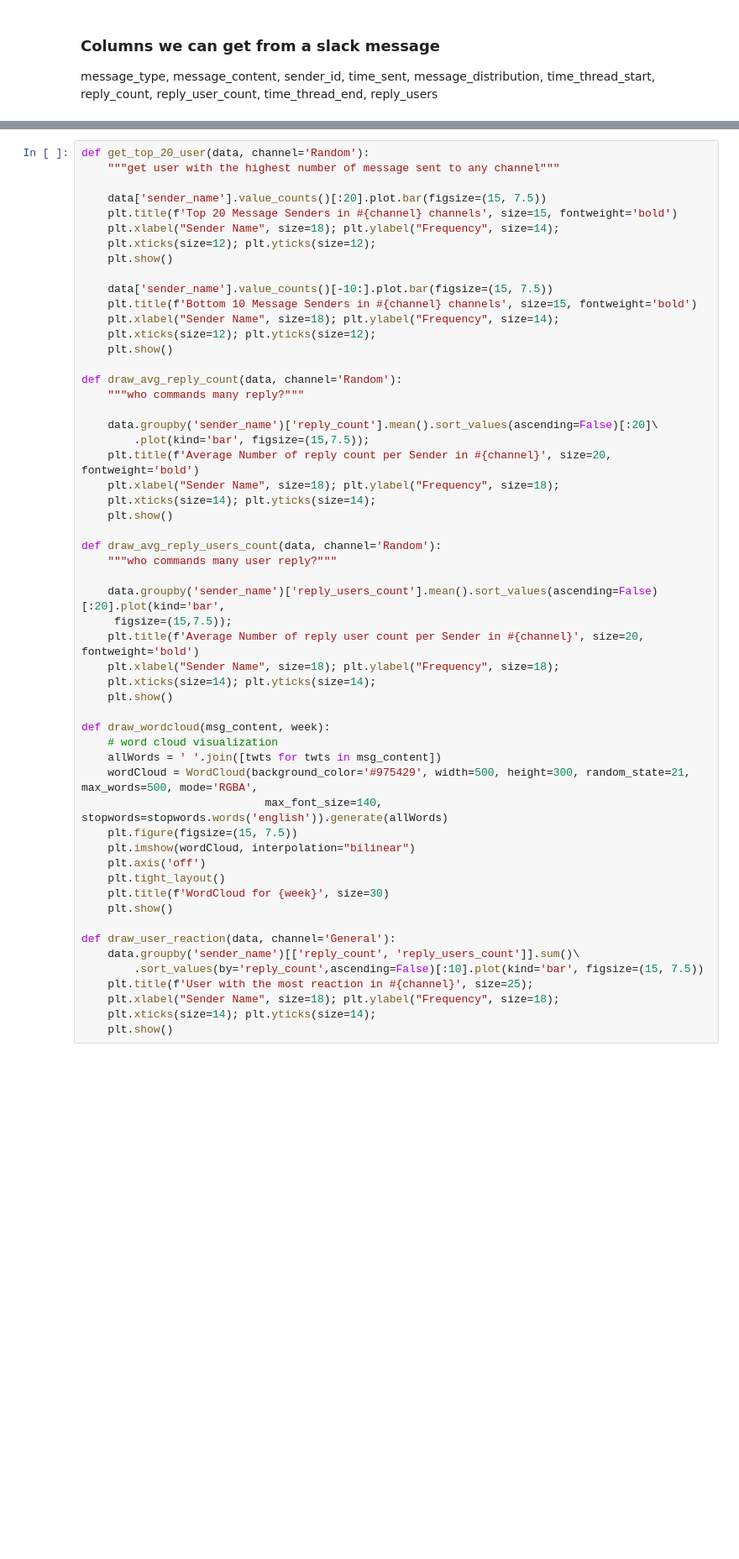
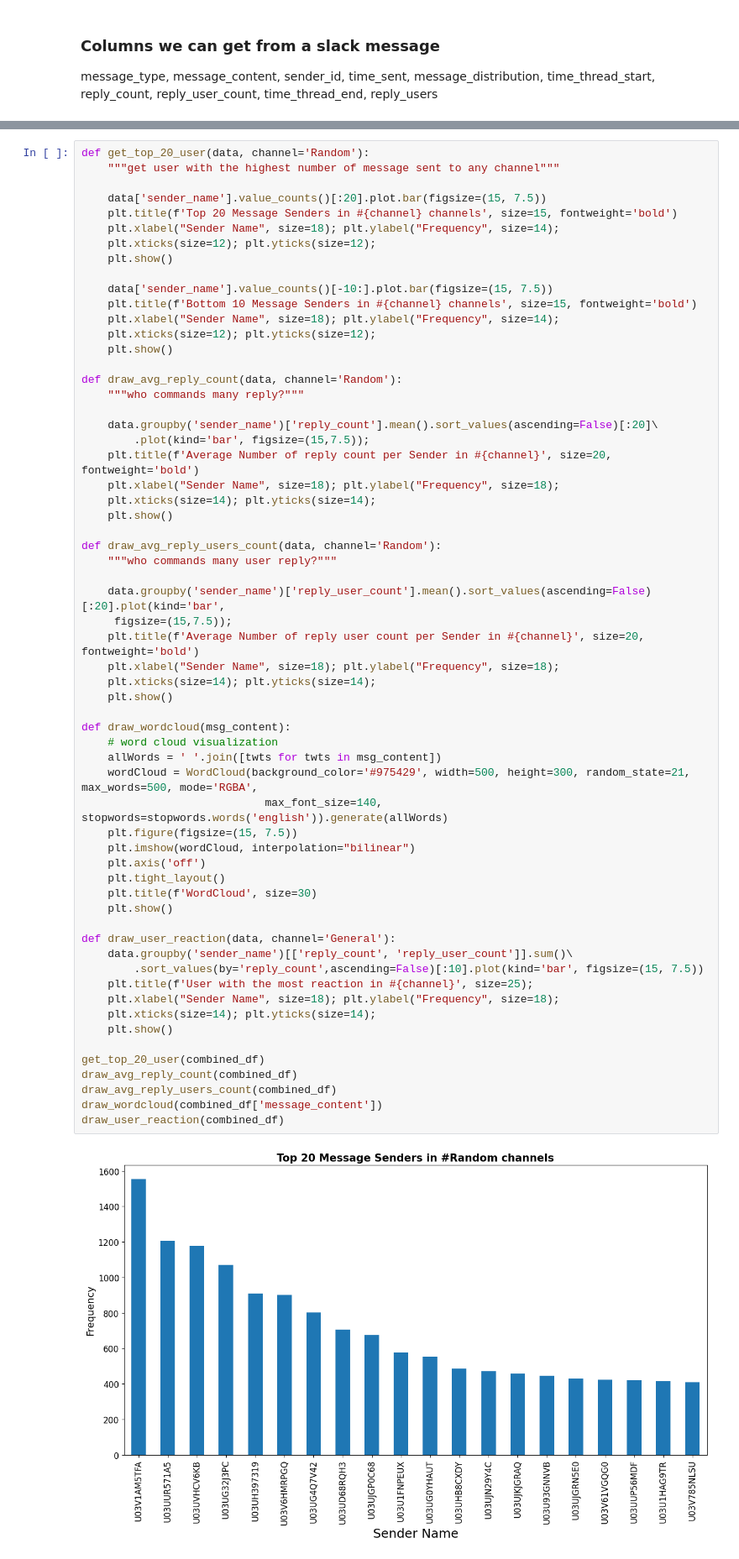
Before and after one commit to abiywondimu5758/10academy_week_0_, a Jupyter notebook: notebooks/parse_slack_data.ipynb, the cells around one changed output, grey strips where cells are left out. Shown at 84% size. Drawn from its saved outputs; the diff is of its cells as text; blank space fills up the shorter version.

```diff
--- a/notebooks/parse_slack_data.ipynb
+++ b/notebooks/parse_slack_data.ipynb
@@ -154,34 +155,42 @@ def draw_avg_reply_count(data, channel='Random'):
     plt.title(f'Average Number of reply count per Sender in #{channel}', size=20, fontweight='bold')
     plt.xlabel("Sender Name", size=18); plt.ylabel("Frequency", size=18);
     plt.xticks(size=14); plt.yticks(size=14);
     plt.show()
 
 def draw_avg_reply_users_count(data, channel='Random'):
     """who commands many user reply?"""
 
-    data.groupby('sender_name')['reply_users_count'].mean().sort_values(ascending=False)[:20].plot(kind='bar',
+    data.groupby('sender_name')['reply_user_count'].mean().sort_values(ascending=False)[:20].plot(kind='bar',
      figsize=(15,7.5));
     plt.title(f'Average Number of reply user count per Sender in #{channel}', size=20, fontweight='bold')
     plt.xlabel("Sender Name", size=18); plt.ylabel("Frequency", size=18);
     plt.xticks(size=14); plt.yticks(size=14);
     plt.show()
 
-def draw_wordcloud(msg_content, week):
+def draw_wordcloud(msg_content):
     # word cloud visualization
     allWords = ' '.join([twts for twts in msg_content])
     wordCloud = WordCloud(background_color='#975429', width=500, height=300, random_state=21, max_words=500, mode='RGBA',
                             max_font_size=140, stopwords=stopwords.words('english')).generate(allWords)
     plt.figure(figsize=(15, 7.5))
     plt.imshow(wordCloud, interpolation="bilinear")
     plt.axis('off')
     plt.tight_layout()
-    plt.title(f'WordCloud for {week}', size=30)
+    plt.title(f'WordCloud', size=30)
     plt.show()
 
 def draw_user_reaction(data, channel='General'):
-    data.groupby('sender_name')[['reply_count', 'reply_users_count']].sum()\
+    data.groupby('sender_name')[['reply_count', 'reply_user_count']].sum()\
         .sort_values(by='reply_count',ascending=False)[:10].plot(kind='bar', figsize=(15, 7.5))
     plt.title(f'User with the most reaction in #{channel}', size=25);
     plt.xlabel("Sender Name", size=18); plt.ylabel("Frequency", size=18);
     plt.xticks(size=14); plt.yticks(size=14);
     plt.show()
+
+get_top_20_user(combined_df)
+draw_avg_reply_count(combined_df)
+draw_avg_reply_users_count(combined_df)
+draw_wordcloud(combined_df['message_content'])
+draw_user_reaction(combined_df)
+# %% [output]
+[figure, added]
```
Also changed, not shown: parts of 7 cells of this notebook, 16 other files.
